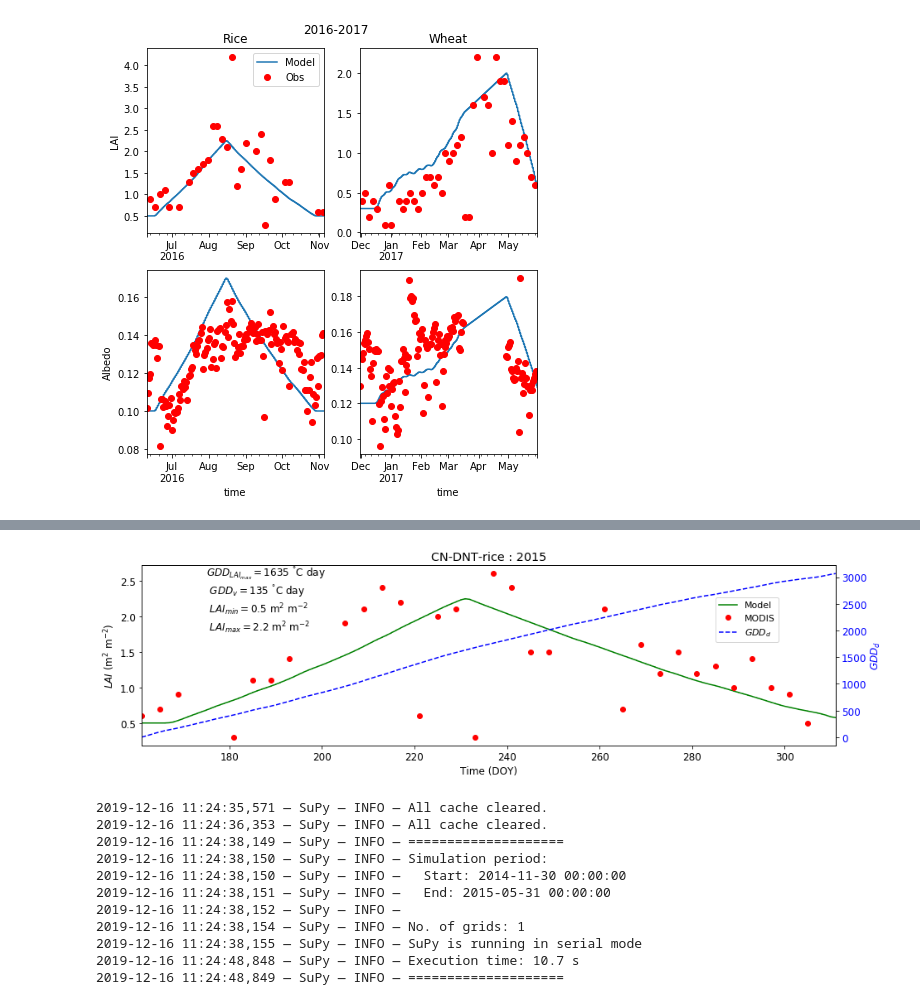
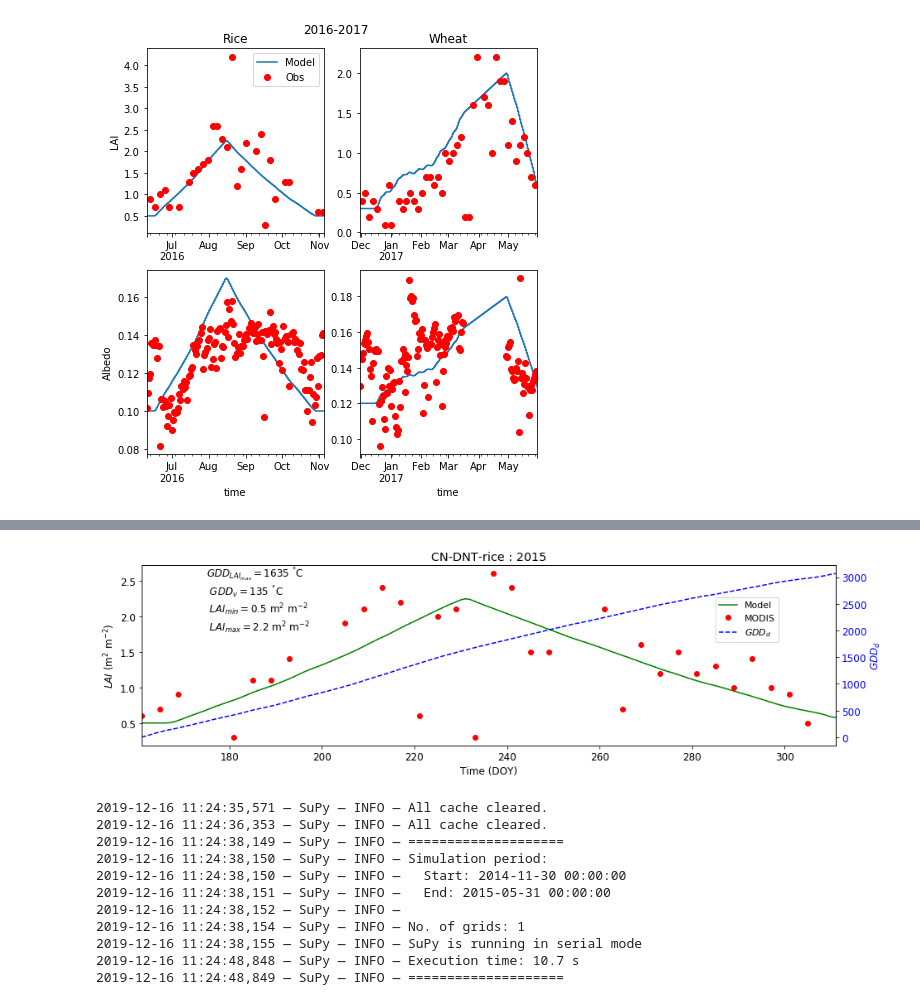
Before and after one commit to Urban-Meteorology-Reading/SUEWS_parameters, a Jupyter notebook: Archive/crop_rice_china.ipynb, the cells around one changed output, grey strips where cells are left out. Saved outputs shown, nothing was run; the diff lists cells and outputs as text; code cells hidden in the pictures.

```diff
--- a/Archive/crop_rice_china.ipynb
+++ b/Archive/crop_rice_china.ipynb
@@ -862,35 +862,35 @@ LAI_s.plot(color='g',ax=ax,label='Model')
 
 
 lai_obs1.plot(linestyle='',marker='o',color='r',ax=ax,label='MODIS')
 
 ax.set_ylabel('$LAI$ (m$^2$ m$^{-2}$)')
 ax.set_title('CN-DNT-rice : 2015')
 ax.set_xlabel('Time (DOY)')
 lim=ax.get_xlim()
 
 ax2 = ax.twinx()
 gdd_rice.plot( color='b',linestyle='--',ax=ax2)
 
 ax2.set_xlim(lim)
 ax2.tick_params(axis='y', labelcolor='b')
 ax2.set_ylabel('$GDD_d$',color='b')
 
 
 GDD_max=int(gdd_rice.loc[LAI_s[LAI_s==LAI_s.max()].index[0]])
 GDD_v=135
 lai_max=2.2
 lai_min=0.5
 
 
-text='$GDD_{LAI_{max}}=%d$ $^{\degree}$C day \n $GDD_v=%d$ $^{\degree}$C day \n $LAI_{min}=%.1f$ m$^2$ m$^{-2}$ \n $LAI_{max}=%.1f$ m$^2$ m$^{-2}$' % (GDD_max,GDD_v,lai_min,lai_max)
+text='$GDD_{LAI_{max}}=%d$ $^{\degree}$C \n $GDD_v=%d$ $^{\degree}$C \n $LAI_{min}=%.1f$ m$^2$ m$^{-2}$ \n $LAI_{max}=%.1f$ m$^2$ m$^{-2}$' % (GDD_max,GDD_v,lai_min,lai_max)
 ax2.annotate(text,(175,2000),color='k',fontsize=12)
 
 ax.plot([],[],color='b',linestyle='--',label='$GDD_d$')
 ax.legend(bbox_to_anchor=(.82, .55),fontsize=11)
 
 plt.savefig('show-LAI-rice.png',dpi=300,bbox_inches = 'tight',pad_inches = 0.01)
 # %% [output]
-[figure, old version]
+[figure, new version]
 # %%
 year=2014
 lai,gdd_rice=cal_all_lai_model(year)
```
Also changed, not shown: parts of 2 cells of this notebook, 52 other files.
